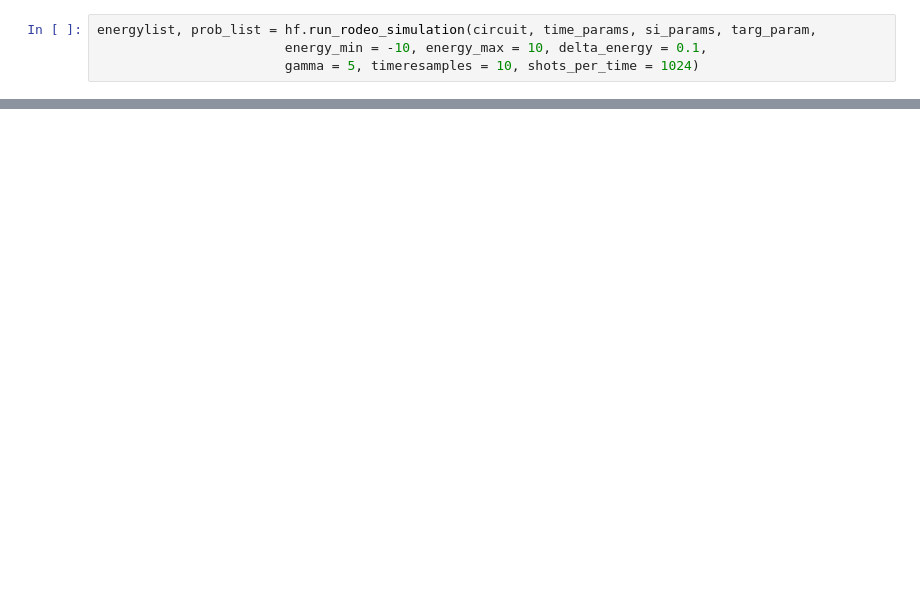
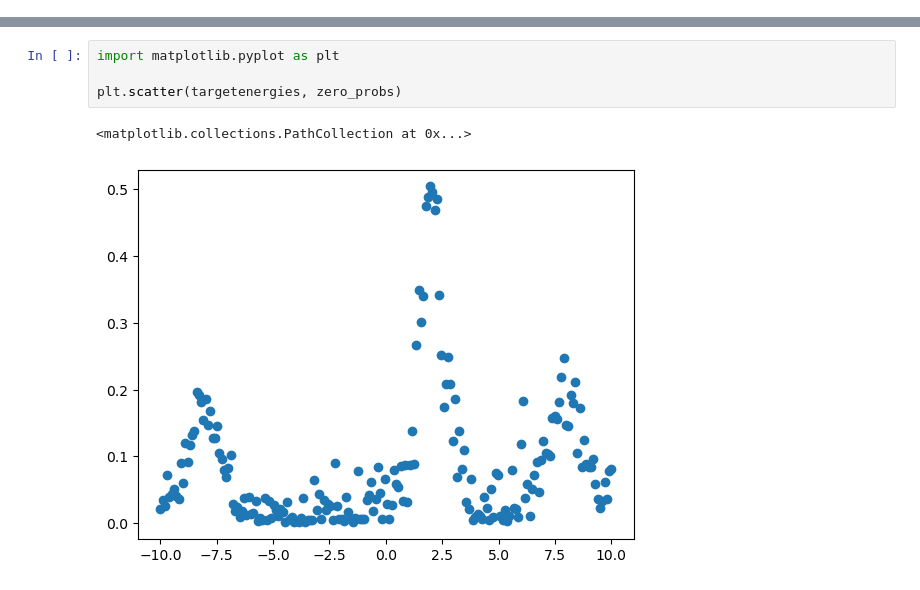
Before and after one commit to OnatAyldz/rodeo_algorithm_frib, a Jupyter notebook: helperfunctiontest.ipynb, the cells around one changed output, grey strips where cells are left out. Cells and saved outputs as stored; diff of their text form; blank space fills up the shorter version.

```diff
--- a/helperfunctiontest.ipynb
+++ b/helperfunctiontest.ipynb
@@ -11,4 +0,0 @@ circuit.draw('mpl')
-# %%
-energylist, prob_list = hf.run_rodeo_simulation(circuit, time_params, si_params, targ_param,
-                        energy_min = -10, energy_max = 10, delta_energy = 0.1,
-                        gamma = 5, timeresamples = 10, shots_per_time = 1024)
@@ -265,0 +78,7 @@ len(sp)/len(tp)
+# %%
+import matplotlib.pyplot as plt
+
+plt.scatter(targetenergies, zero_probs)
+# %% [output]
+<matplotlib.collections.PathCollection at 0x...>
+[figure, added]
```
Also changed, not shown: parts of 6 cells of this notebook, 5 other files.
